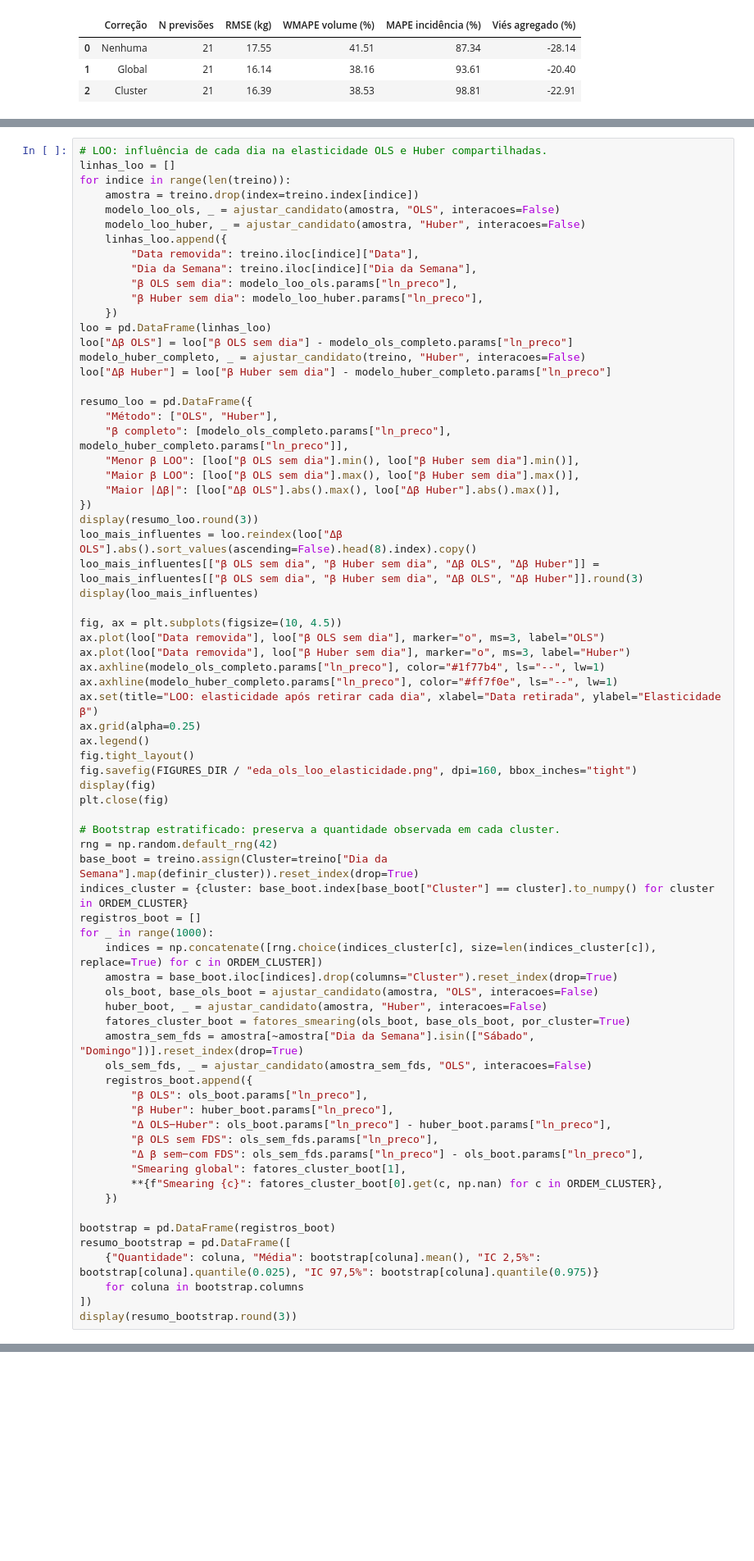
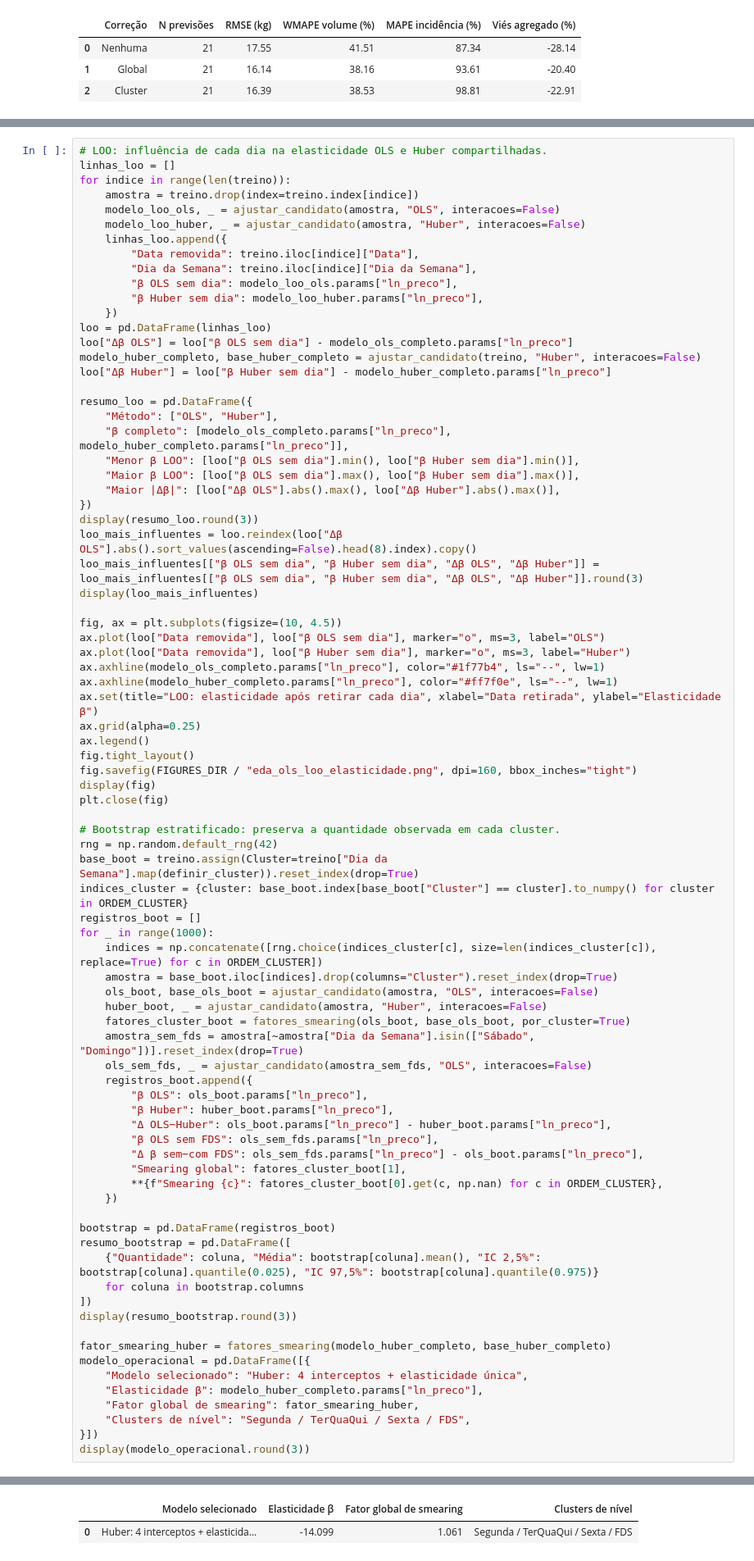
Before and after one commit to natfaria/202602-resolucao_problemas, a Jupyter notebook: notebooks/03-EDA-ols-validacao-fds.ipynb, the cells around one changed output, grey strips where cells are left out. Shown at 82% size. Saved outputs shown, nothing was run; the diff lists cells and outputs as text; blank space fills up the shorter version.

Commit message:
versao com huber

```diff
--- a/notebooks/03-EDA-ols-validacao-fds.ipynb
+++ b/notebooks/03-EDA-ols-validacao-fds.ipynb
@@ -911,7 +917,7 @@ for indice in range(len(treino)):
     })
 loo = pd.DataFrame(linhas_loo)
 loo["Δβ OLS"] = loo["β OLS sem dia"] - modelo_ols_completo.params["ln_preco"]
-modelo_huber_completo, _ = ajustar_candidato(treino, "Huber", interacoes=False)
+modelo_huber_completo, base_huber_completo = ajustar_candidato(treino, "Huber", interacoes=False)
 loo["Δβ Huber"] = loo["β Huber sem dia"] - modelo_huber_completo.params["ln_preco"]
 
 resumo_loo = pd.DataFrame({
@@ -968,6 +974,15 @@ resumo_bootstrap = pd.DataFrame([
     for coluna in bootstrap.columns
 ])
 display(resumo_bootstrap.round(3))
+
+fator_smearing_huber = fatores_smearing(modelo_huber_completo, base_huber_completo)
+modelo_operacional = pd.DataFrame([{
+    "Modelo selecionado": "Huber: 4 interceptos + elasticidade única",
+    "Elasticidade β": modelo_huber_completo.params["ln_preco"],
+    "Fator global de smearing": fator_smearing_huber,
+    "Clusters de nível": "Segunda / TerQuaQui / Sexta / FDS",
+}])
+display(modelo_operacional.round(3))
 # %% [output]
 |  | Método | β completo | Menor β LOO | Maior β LOO | Maior |Δβ| |
 | 0 | OLS | -12.458 | -14.200 | -11.343 | 1.742 |
@@ -985,11 +1000,13 @@ display(resumo_bootstrap.round(3))
 |  | Quantidade | Média | IC 2,5% | IC 97,5% |
 | 0 | β OLS | -12.497 | -17.075 | -7.803 |
 | 1 | β Huber | -13.746 | -17.416 | -9.297 |
 | 2 | Δ OLS−Huber | 1.249 | -0.768 | 3.355 |
 | 3 | β OLS sem FDS | -14.790 | -18.548 | -10.751 |
 | 4 | Δ β sem−com FDS | -2.294 | -5.204 | 0.388 |
 | 5 | Smearing global | 1.110 | 1.065 | 1.159 |
 | 6 | Smearing Segunda | 1.020 | 1.007 | 1.035 |
 | 7 | Smearing TerQuaQui | 1.094 | 1.051 | 1.144 |
 | 8 | Smearing Sexta | 1.104 | 1.051 | 1.160 |
 | 9 | Smearing FimDeSemana | 1.295 | 1.060 | 1.568 |
+|  | Modelo selecionado | Elasticidade β | Fator global de smearing | Clusters de nível |
+| 0 | Huber: 4 interceptos + elasticida... | -14.099 | 1.061 | Segunda / TerQuaQui / Sexta / FDS |
```
Also changed, not shown: parts of 12 cells of this notebook.
